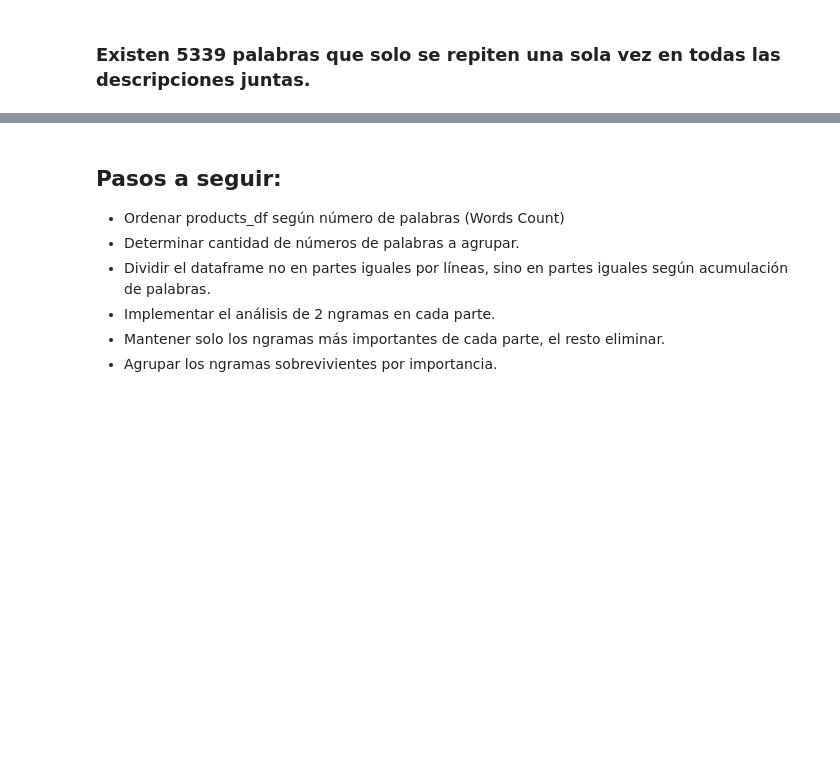
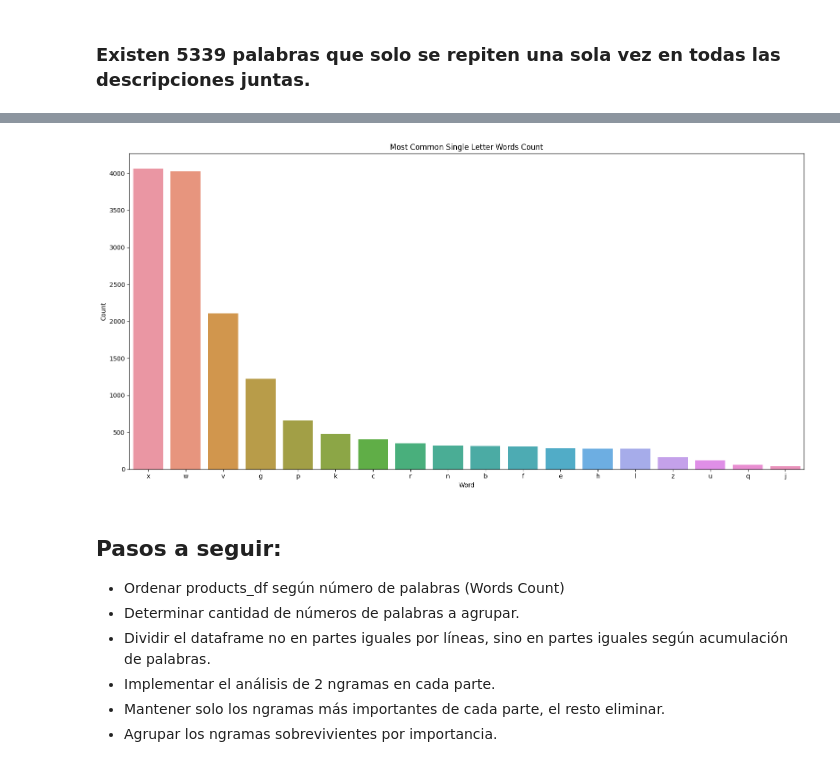
Before and after one commit to christian180492/e_commerce_categorization, a Jupyter notebook: EDA.ipynb, the cells around one changed output, grey strips where cells are left out. Drawn from its saved outputs; the diff is of its cells as text; code cells hidden in the pictures; blank space fills up the shorter version.

Commit message:
Most common one letter words

```diff
--- a/EDA.ipynb
+++ b/EDA.ipynb
@@ -360,0 +370,4 @@ len(least_common_df[least_common_df['Count']==1])
+# %%
+most_common_single_letter = [[word, count] for word, count in zip(most_common_df['Word'], most_common_df['Count']) if len(word) == 1]
+most_common_single_letter = pd.DataFrame(most_common_single_letter, columns=['Word', 'Count'])
+most_common_single_letter.head()
@@ -361,3 +381,12 @@ len(least_common_df[least_common_df['Count']==1])
+# %%
+plt.figure(figsize=(16,8))
+Title = 'Most Common Single Letter Words Count'
+sns.barplot(data=most_common_single_letter, x='Word', y='Count')
+plt.title(Title)
+plt.tight_layout()
+plt.show()
+# %% [output]
+[figure, added]
 # %% [markdown]
 ## Pasos a seguir:
 * Ordenar products_df según número de palabras (Words Count)
```
Also changed, not shown: parts of 3 cells of this notebook.
